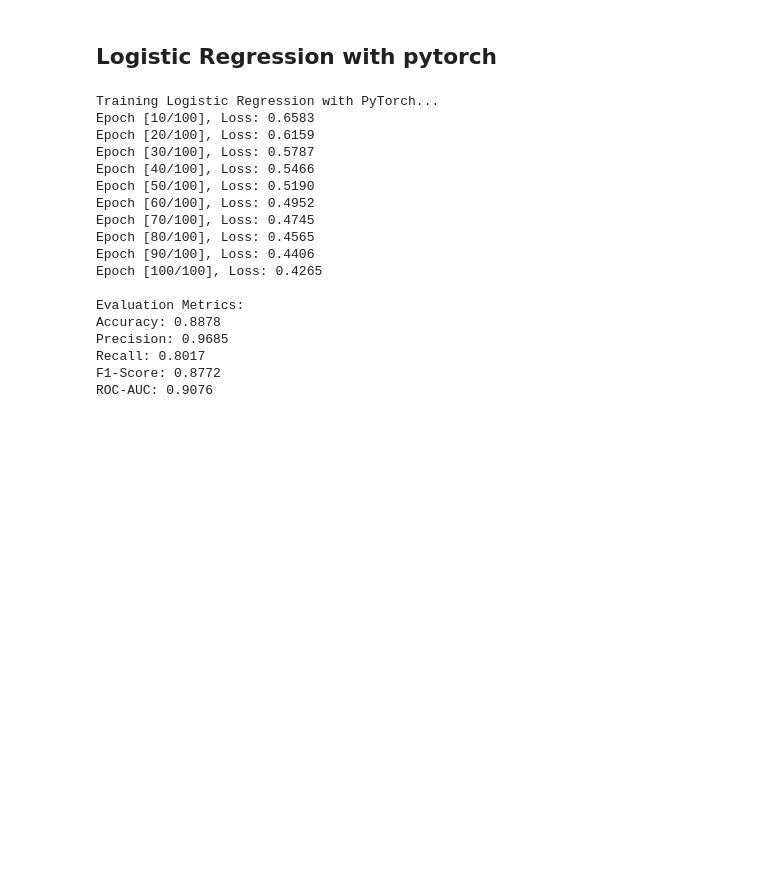
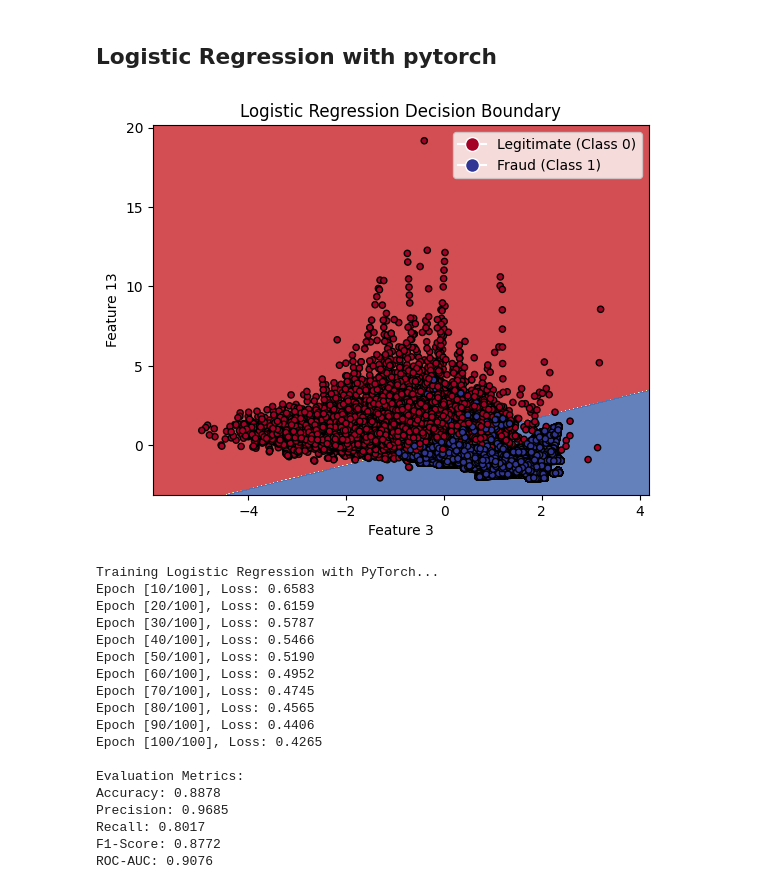
Before and after one commit to caroohong/Safe-AI, a Jupyter notebook: SafeAI_Project_Credit_Card_Fraud_Detection.ipynb, the cells around one changed output. Saved outputs shown, nothing was run; the diff lists cells and outputs as text; code cells hidden in the pictures; blank space fills up the shorter version.

```diff
--- a/SafeAI_Project_Credit_Card_Fraud_Detection.ipynb
+++ b/SafeAI_Project_Credit_Card_Fraud_Detection.ipynb
@@ -353,6 +374,55 @@ plt.show()
 [figure]
 # %% [markdown]
 ## Logistic Regression with pytorch
+# %%
+import numpy as np
+import matplotlib.pyplot as plt
+from sklearn.linear_model import LogisticRegression
+from matplotlib.lines import Line2D  # For custom legend
+
+# Train Logistic Regression
+log_reg = LogisticRegression(random_state=42)
+log_reg.fit(X_train, y_train)
+coefficients = log_reg.coef_[0]  # Shape: (n_features,)
+
+# 2 top features
+top_feature_indices = np.argsort(np.abs(coefficients))[::-1]  # Sort by absolute value
+top_features = top_feature_indices[:2]
+
+X_train_numpy = X_train.to_numpy()
+X_test_numpy = X_test.to_numpy()
+X_train_reduced = X_train_numpy[:, top_features]
+X_test_reduced = X_test_numpy[:, top_features]
+
+# Retrain Logistic Regression on reduced dataset
+log_reg.fit(X_train_reduced, y_train)
+
+# Plot decision boundary
+def plot_decision_boundary(model, X, y, title, feature_names):
+    x_min, x_max = X[:, 0].min() - 1, X[:, 0].max() + 1
+    y_min, y_max = X[:, 1].min() - 1, X[:, 1].max() + 1
+    xx, yy = np.meshgrid(np.arange(x_min, x_max, 0.02),
+                         np.arange(y_min, y_max, 0.02))
+    Z = model.predict(np.c_[xx.ravel(), yy.ravel()])
+    Z = Z.reshape(xx.shape)
+
+    plt.contourf(xx, yy, Z, alpha=0.8, cmap=plt.cm.RdYlBu)
+    scatter = plt.scatter(X[:, 0], X[:, 1], c=y, edgecolor='k', s=20, cmap=plt.cm.RdYlBu)
+
+    legend_elements = [
+        Line2D([0], [0], marker='o', color='w', label='Legitimate (Class 0)', markerfacecolor=plt.cm.RdYlBu(0), markersize=10),
+        Line2D([0], [0], marker='o', color='w', label='Fraud (Class 1)', markerfacecolor=plt.cm.RdYlBu(255), markersize=10)
+    ]
+    plt.legend(handles=legend_elements, loc='upper right')
+
+    plt.title(title)
+    plt.xlabel(f"Feature {feature_names[0]}")
+    plt.ylabel(f"Feature {feature_names[1]}")
+    plt.show()
+
+plot_decision_boundary(log_reg, X_train_reduced, y_train, "Logistic Regression Decision Boundary", top_features)
+# %% [output]
+[figure, added]
 # %%
 import torch
 import torch.nn as nn
```
Also changed, not shown: parts of 15 cells of this notebook.
